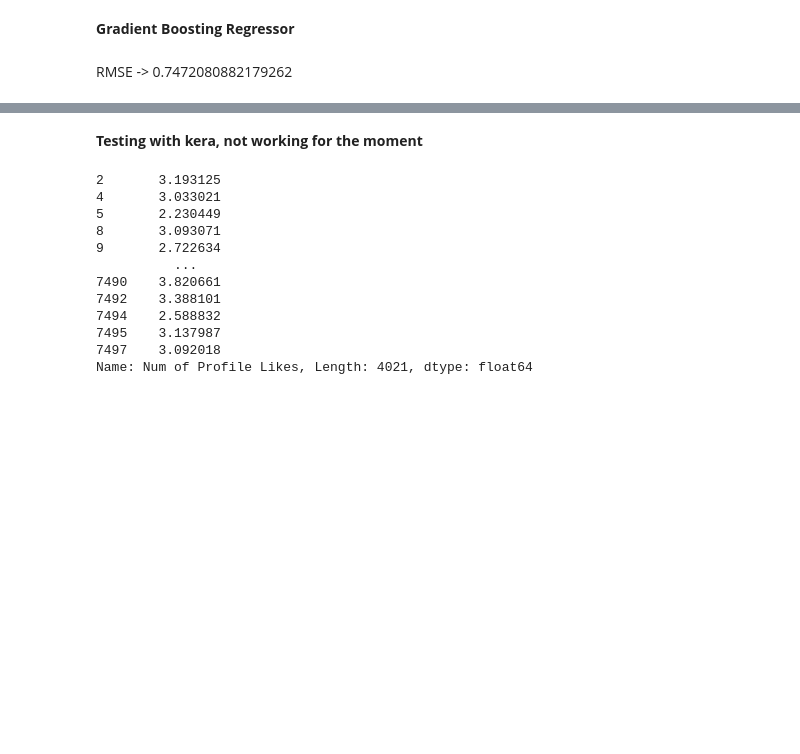
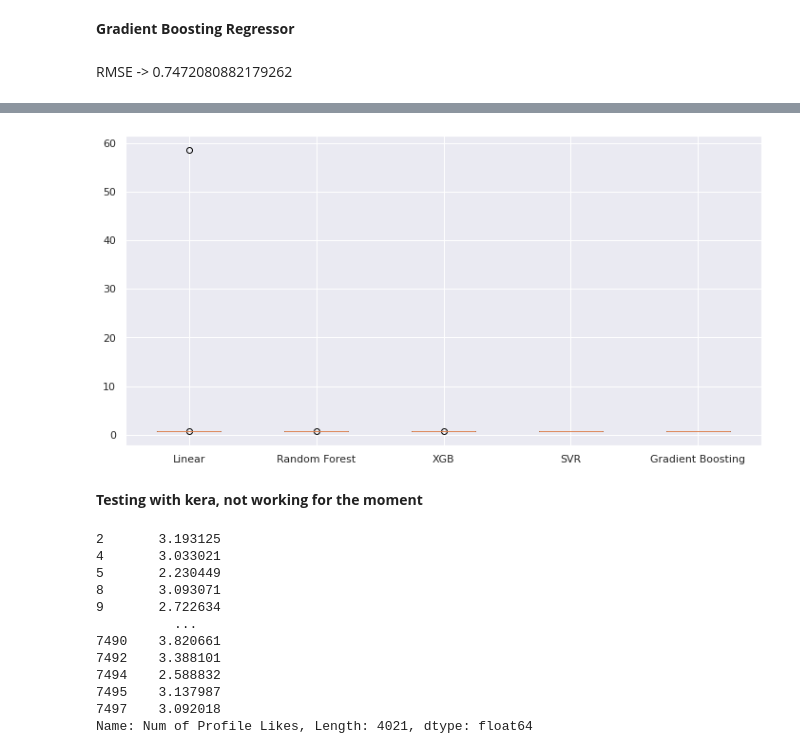
Before and after one commit to syrix78/IFT6758_Competition, a Jupyter notebook: predictor.ipynb, the cells around one changed output, grey strips where cells are left out. Saved outputs shown, nothing was run; the diff lists cells and outputs as text; code cells hidden in the pictures; blank space fills up the shorter version.

```diff
--- a/predictor.ipynb
+++ b/predictor.ipynb
@@ -291,0 +341,57 @@ RMSE -> 0.6770818291191605
+# %%
+from sklearn.model_selection import KFold
+from sklearn.metrics import mean_squared_error
+
+def CV(Model, X, y, k=10, *model_args, **model_kwargs):
+    validation_losses = []
+    for train_index, test_index in KFold(k).split(y):
+        X_train, X_test = X[train_index], X[test_index]
+        y_train, y_test = y[train_index], y[test_index]
+
+        predictor = Model(*model_args, **model_kwargs)
+        predictor.fit(X_train, y_train)
+        y_pred = predictor.predict(X_test)
+
+        validation_losses.append(np.sqrt(mean_squared_error(y_test, y_pred)))
+
+    return np.array(validation_losses)
+# %%
+from sklearn.linear_model import LinearRegression
+
+from sklearn.ensemble import RandomForestRegressor
+
+from xgboost import XGBRegressor
+
+from sklearn.svm import SVR
+from sklearn.pipeline import make_pipeline
+from sklearn.preprocessing import StandardScaler
+
+from sklearn.ensemble import GradientBoostingRegressor
+
+K = 10
+
+losses = []
+labels = []
+
+# Evaluate every model with CV
+losses.append(CV(LinearRegression, X_train, y_train, K))
+labels.append("Linear")
+
+losses[-1] = np.where(losses[-1] > 100, np.median(losses[-1]), losses[-1])
+
+losses.append(CV(RandomForestRegressor, X_train, y_train, K))
+labels.append("Random Forest")
+
+losses.append(CV(XGBRegressor, X_train, y_train, K))
+labels.append("XGB")
+
+losses.append(CV(make_pipeline, X_train, y_train, K, StandardScaler(), SVR(C=1.0, epsilon=0.2)))
+labels.append("SVR")
+
+losses.append(CV(GradientBoostingRegressor, X_train, y_train, K, random_state=0))
+labels.append("Gradient Boosting")
+
+plt.figure(figsize=(12,6))
+plt.boxplot(losses, labels=labels)
+plt.show()
+# %% [output]
@@ -292,3 +408,4 @@ RMSE -> 0.6770818291191605
+[figure, added]
 # %% [markdown]
 **Testing with kera, not working for the moment**
 # %%
```
Also changed, not shown: parts of 23 cells of this notebook.
